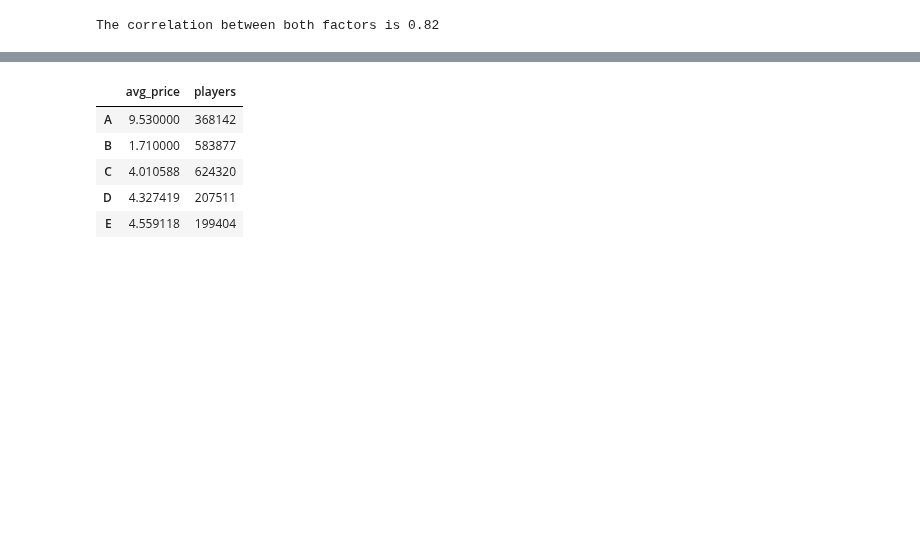
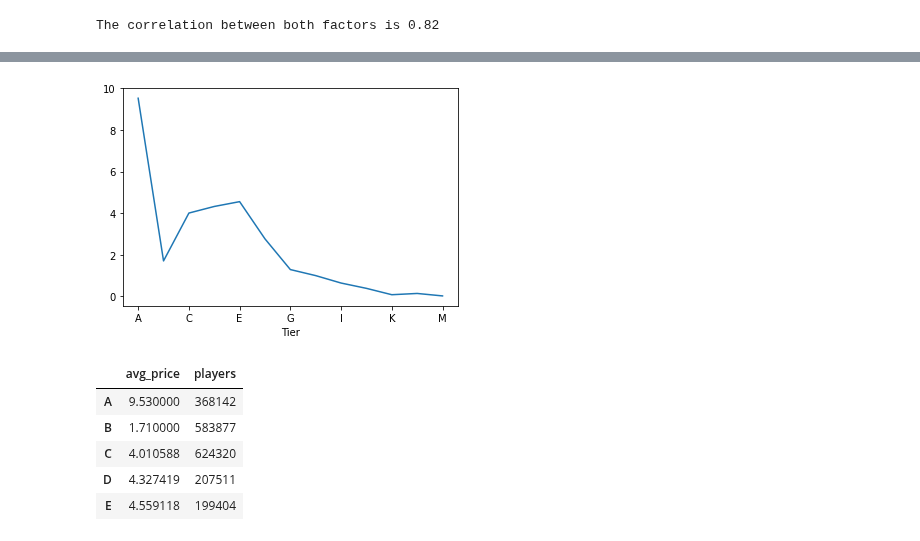
Before and after one commit to HBodden/project1, a Jupyter notebook: SEAMS.ipynb, the cells around one changed output, grey strips where cells are left out. Drawn from its saved outputs; the diff is of its cells as text; code cells hidden in the pictures; blank space fills up the shorter version.

```diff
--- a/SEAMS.ipynb
+++ b/SEAMS.ipynb
@@ -188 +207,8 @@ The correlation between both factors is 0.82
+# %%
+#Nico's code
+final_price = final_combined_data_df.groupby("Tier")["Final Price_$"].mean()
+final_price.plot(kind="line")
+plt.show()
+# %% [output]
+[figure, added]
 # %%
```
Also changed, not shown: parts of 15 cells of this notebook, 2 other files.
